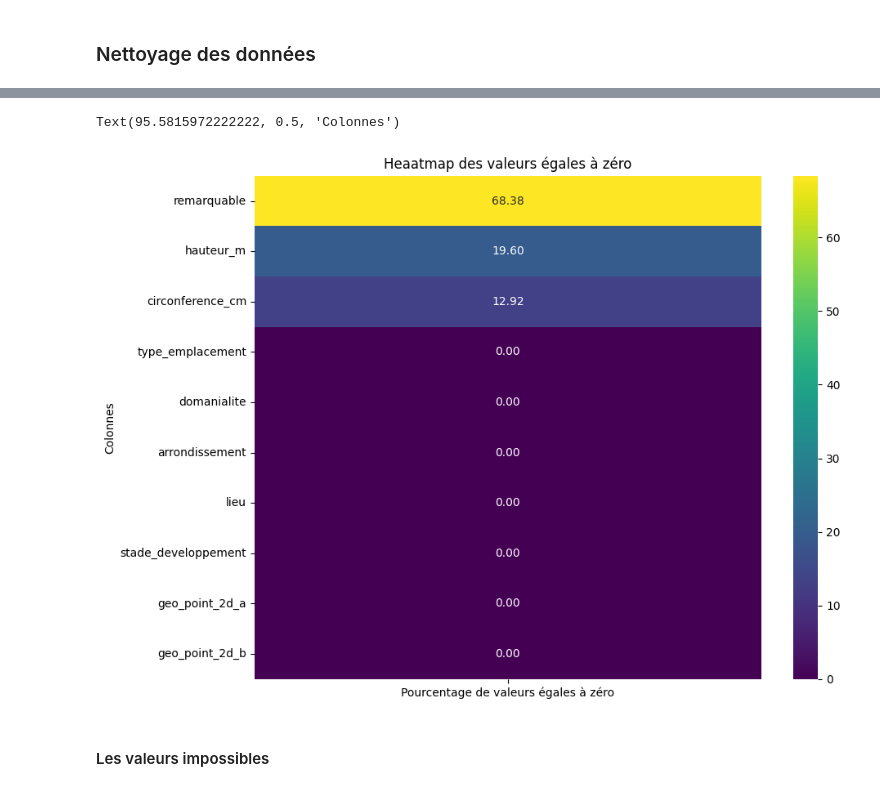
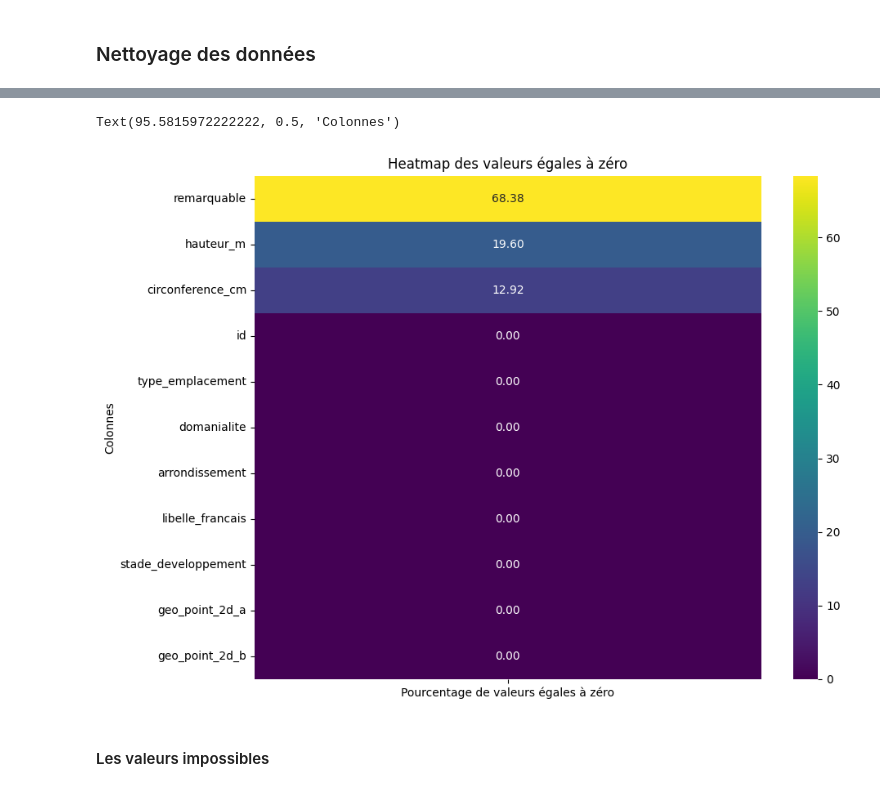
Before and after one commit to Belin27000/P2SmartCity, a Jupyter notebook: P2Tree.ipynb, the cells around one changed output, grey strips where cells are left out. Saved outputs shown, nothing was run; the diff lists cells and outputs as text; code cells hidden in the pictures.

```diff
--- a/P2Tree.ipynb
+++ b/P2Tree.ipynb
@@ -143,6 +268,6 @@ Text(95.5815972222222, 0.5, 'Colonnes')
 # %%
 # On supprime toute les colonnes que l'on ne souhaite pas utiliser
 # %%
-data.drop(['id','numero','complement_addresse','id_emplacement','libelle_francais','genre','espece','variete'], axis=1,inplace=True)
+data.drop(['numero','complement_addresse','id_emplacement','lieu','genre','espece','variete'], axis=1,inplace=True)
 data.head()
 # %% [output]
@@ -160,10 +285,10 @@ zero_percentage_df=pd.DataFrame(zero_percentage, columns=['Pourcentage de valeur
 # %%
 plt.figure(figsize=(10,8))
 sns.heatmap(zero_percentage_df, cmap='viridis', annot=True, fmt='.2f')
-plt.title('Heaatmap des valeurs égales à zéro')
+plt.title('Heatmap des valeurs égales à zéro')
 plt.ylabel('Colonnes')
 # %% [output]
 Text(95.5815972222222, 0.5, 'Colonnes')
-[figure, old version]
+[figure, new version]
 # %% [markdown]
 #### Les valeurs impossibles
```
Also changed, not shown: parts of 40 cells of this notebook.
